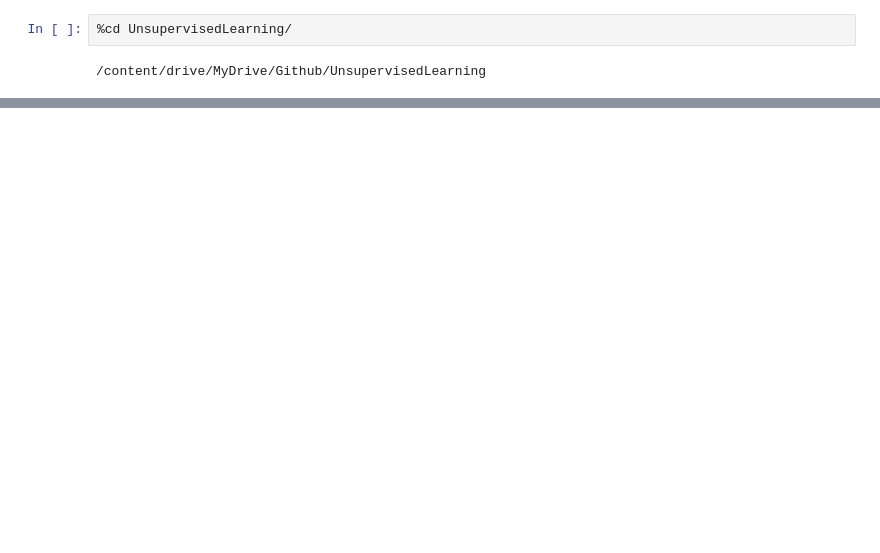
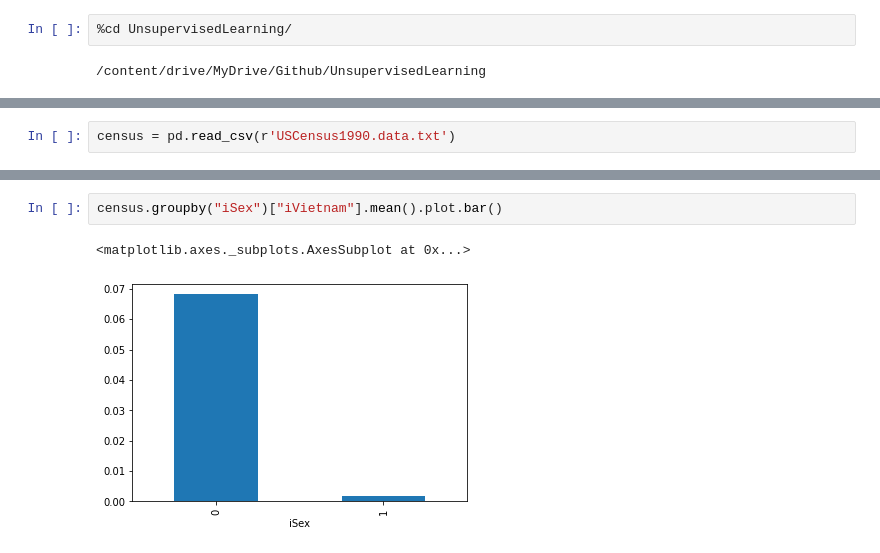
Before and after one commit to ItaiShalik/UnsupervisedLearning, a Jupyter notebook: UnsupervisedLearning nootbook.ipynb, the cells around one changed output, grey strips where cells are left out. Cells and saved outputs as stored; diff of their text form; blank space fills up the shorter version.

```diff
--- a/UnsupervisedLearning nootbook.ipynb
+++ b/UnsupervisedLearning nootbook.ipynb
@@ -30,0 +111,2 @@ nothing to commit (create/copy files and use "git add" to track)
+# %%
+census = pd.read_csv(r'USCensus1990.data.txt')
@@ -30,0 +210,5 @@ nothing to commit (create/copy files and use "git add" to track)
+# %%
+census.groupby("iSex")["iVietnam"].mean().plot.bar()
+# %% [output]
+<matplotlib.axes._subplots.AxesSubplot at 0x...>
+[figure, added]
```
Also changed, not shown: parts of 20 cells of this notebook.
